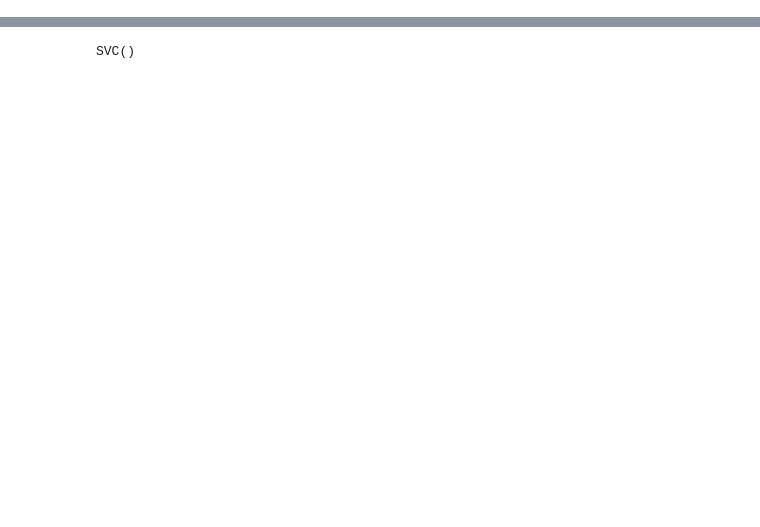
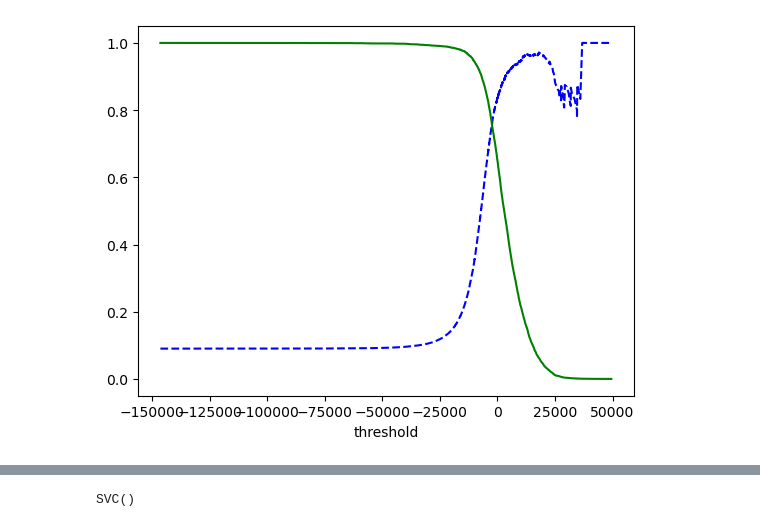
Before and after one commit to henryelorm/Hands-on-Machine-Learning, a Jupyter notebook: chapter3/mnist/mnist.ipynb, the cells around one changed output, grey strips where cells are left out. Cells and saved outputs as stored; diff of their text form; code cells hidden in the pictures; blank space fills up the shorter version.

```diff
--- a/chapter3/mnist/mnist.ipynb
+++ b/chapter3/mnist/mnist.ipynb
@@ -164,8 +0,0 @@ precisions, recalls, thresholds =  precision_recall_curve(y_train_5, y_scores)
-# %%
-def plot_precision_recall_vs_threshold(precisions, recalls, thresholds):
-    plt.plot(thresholds, precisions[:-1], "b--", label="Precision")
-    plt.plot(thresholds, recalls[:-1], "g-", label="Recall")
-    [...] # highlight the threshold and add the legend, axis
-
-plot_precision_recall_vs_threshold(precisions, recalls, thresholds)
-plt.show()
@@ -216,0 +75,11 @@ roc_auc_score(y_train_5, y_scores)
+# %%
+# You should always create a test set and set it aside before inspecting the data
+
+X_train, X_test, y_train, y_test = X[:
+                                     60000], X[60000:], y[:60000], y[60000:]
+
+# The training set is already shuffled for us, which is good because this guarantees that
+# all cross-validation folds will be similar (you don’t want one fold to be missing some
+# digits). Moreover, some learning algorithms are sensitive to the order of the training
+# instances, and they perform poorly if they get many similar instances in a row. Shuf‐
+# fling the dataset ensures that this won’t happen
@@ -216,0 +289,18 @@ roc_auc_score(y_train_5, y_scores)
+# %%
+# choosing the best threshold using cross_val_predict()
+
+y_scores = cross_val_predict(sdg_clf, X_train, y_train_5, cv=3, method="decision_function")
+
+precisions, recalls, thresholds = precision_recall_curve(y_train_5, y_scores)
+# %%
+
+def plot_precision_recall_vs_threshold(precisions, recalls, thresholds):
+    plt.plot(thresholds, precisions[:-1], "b--", label="Precision")
+    plt.plot(thresholds, recalls[:-1], "g-", label="Recall")
+    plt.xlabel('threshold')
+
+
+plot_precision_recall_vs_threshold(precisions, recalls, thresholds)
+plt.show()
+# %% [output]
+[figure, added]
```
Also changed, not shown: parts of 130 cells of this notebook.
